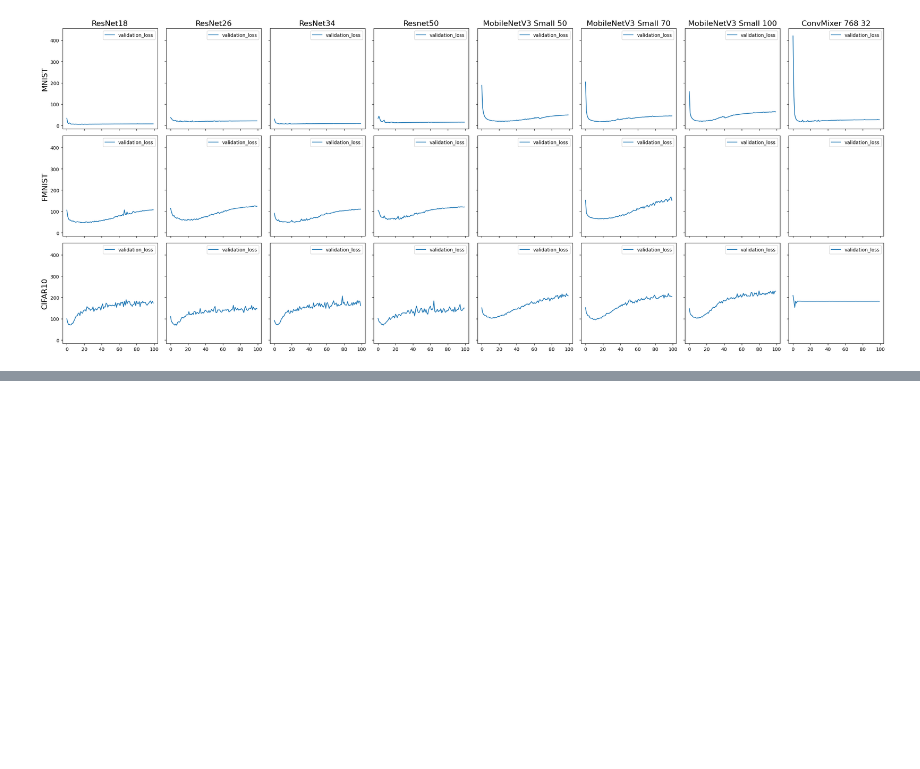
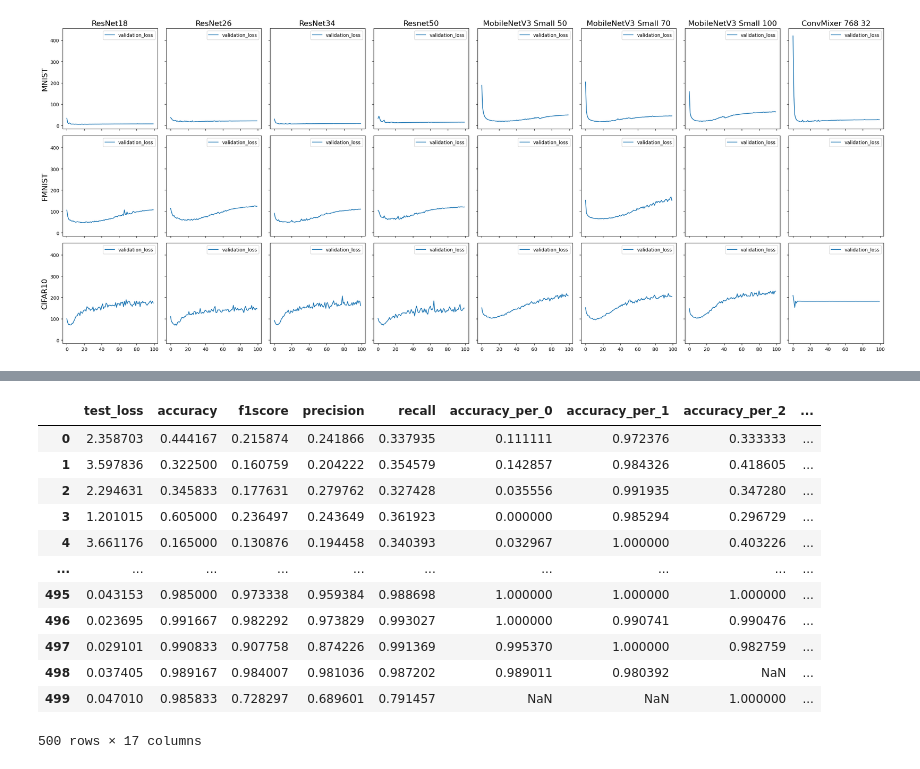
Before and after one commit to MKZuziak/DFIC, a Jupyter notebook: dfic/analysis_notebook.ipynb, the cells around one changed output, grey strips where cells are left out. Cells and saved outputs as stored; diff of their text form; code cells hidden in the pictures; blank space fills up the shorter version.

```diff
--- a/dfic/analysis_notebook.ipynb
+++ b/dfic/analysis_notebook.ipynb
@@ -109,0 +271,17 @@ fig.tight_layout()
+# %%
+frame = [pd.read_csv(os.path.join(os.getcwd(), dataset, 'federated', f'{dataset}_fed', 'results', 'after_update_metrics.csv')) for dataset in ['mnist', 'fmnist', 'cifar10']]
+frame[0]
+# %% [output]
+|  | test_loss | accuracy | f1score | precision | recall | accuracy_per_0 | accuracy_per_1 | accuracy_per_2 | ... |
+| 0 | 2.358703 | 0.444167 | 0.215874 | 0.241866 | 0.337935 | 0.111111 | 0.972376 | 0.333333 | ... |
+| 1 | 3.597836 | 0.322500 | 0.160759 | 0.204222 | 0.354579 | 0.142857 | 0.984326 | 0.418605 | ... |
+| 2 | 2.294631 | 0.345833 | 0.177631 | 0.279762 | 0.327428 | 0.035556 | 0.991935 | 0.347280 | ... |
+| 3 | 1.201015 | 0.605000 | 0.236497 | 0.243649 | 0.361923 | 0.000000 | 0.985294 | 0.296729 | ... |
+| 4 | 3.661176 | 0.165000 | 0.130876 | 0.194458 | 0.340393 | 0.032967 | 1.000000 | 0.403226 | ... |
+| ... | ... | ... | ... | ... | ... | ... | ... | ... | ... |
+| 495 | 0.043153 | 0.985000 | 0.973338 | 0.959384 | 0.988698 | 1.000000 | 1.000000 | 1.000000 | ... |
+| 496 | 0.023695 | 0.991667 | 0.982292 | 0.973829 | 0.993027 | 1.000000 | 0.990741 | 0.990476 | ... |
+| 497 | 0.029101 | 0.990833 | 0.907758 | 0.874226 | 0.991369 | 0.995370 | 1.000000 | 0.982759 | ... |
+| 498 | 0.037405 | 0.989167 | 0.984007 | 0.981036 | 0.987202 | 0.989011 | 0.980392 | NaN | ... |
+| 499 | 0.047010 | 0.985833 | 0.728297 | 0.689601 | 0.791457 | NaN | NaN | 1.000000 | ... |
+500 rows × 17 columns
```
Also changed, not shown: parts of 17 cells of this notebook, 14 other files.
